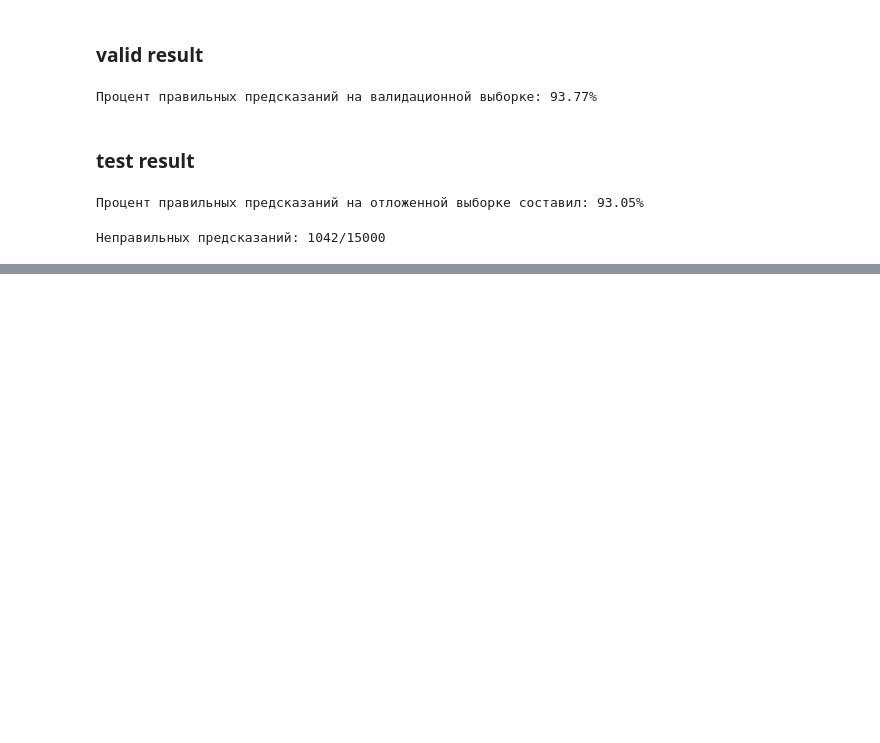
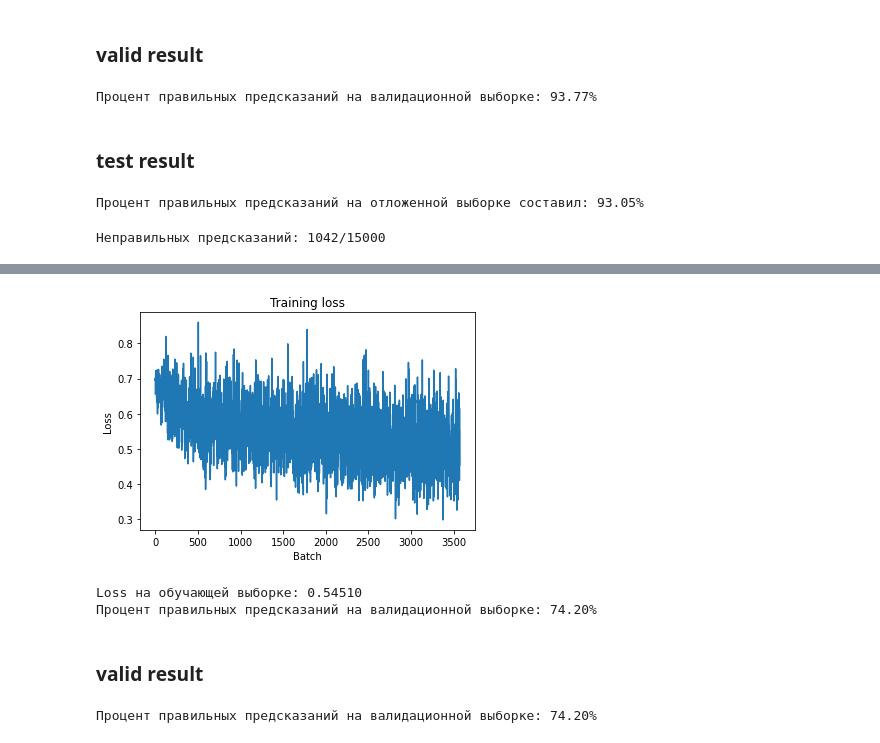
Before and after one commit to VadimAspirin/nlp, a Jupyter notebook: BERT_Fine_Tuning_Sentence_Classification.ipynb, the cells around one changed output, grey strips where cells are left out. Saved outputs shown, nothing was run; the diff lists cells and outputs as text; code cells hidden in the pictures; blank space fills up the shorter version.

Commit message:
BERT_Fine_Tuning_Sentence_Classification.ipynb: added task 2

```diff
--- a/BERT_Fine_Tuning_Sentence_Classification.ipynb
+++ b/BERT_Fine_Tuning_Sentence_Classification.ipynb
@@ -618,0 +639,4 @@ print('Неправильных предсказаний: {0}/{1}'.format(
+# %%
+from sklearn.model_selection import train_test_split
+
+train_sentences, test_sentences, train_gt, test_gt = train_test_split(sentences, labels, test_size=0.3)
@@ -618,0 +701,74 @@ print('Неправильных предсказаний: {0}/{1}'.format(
+# %%
+model = BertForSequenceClassification.from_pretrained("bert-base-uncased", num_labels=2)
+model.cuda()
+# %%
+param_optimizer = list(model.named_parameters())
+no_decay = ['bias', 'gamma', 'beta']
+optimizer_grouped_parameters = [
+    {'params': [p for n, p in param_optimizer if not any(nd in n for nd in no_decay)],
+     'weight_decay_rate': 0.01},
+    {'params': [p for n, p in param_optimizer if any(nd in n for nd in no_decay)],
+     'weight_decay_rate': 0.0}
+]
+
+optimizer = AdamW(optimizer_grouped_parameters, lr=2e-5)
+# %%
+from IPython.display import clear_output
+
+train_loss_set = []
+train_loss = 0
+
+
+model.train()
+for step, batch in enumerate(train_dataloader):
+    batch = tuple(t.to(device) for t in batch)
+    b_input_ids, b_input_mask, b_labels = batch
+
+    optimizer.zero_grad()
+    loss = model(b_input_ids, token_type_ids=None, attention_mask=b_input_mask, labels=b_labels)
+    train_loss_set.append(loss[0].item())
+    loss[0].backward()
+    optimizer.step()
+    train_loss += loss[0].item()
+
+    clear_output(True)
+    plt.plot(train_loss_set)
+    plt.title("Training loss")
+    plt.xlabel("Batch")
+    plt.ylabel("Loss")
+    plt.show()
+print("Loss на обучающей выборке: {0:.5f}".format(train_loss / len(train_dataloader)))
+
+
+model.eval()
+valid_preds, valid_labels = [], []
+for batch in validation_dataloader:
+    batch = tuple(t.to(device) for t in batch)
+
+    b_input_ids, b_input_mask, b_labels = batch
+    with torch.no_grad():
+        logits = model(b_input_ids, token_type_ids=None, attention_mask=b_input_mask)
+
+    logits = logits[0].detach().cpu().numpy()
+    label_ids = b_labels.to('cpu').numpy()
+
+    batch_preds = np.argmax(logits, axis=1)
+    batch_labels = np.concatenate(label_ids)
+    valid_preds.extend(batch_preds)
+    valid_labels.extend(batch_labels)
+
+print("Процент правильных предсказаний на валидационной выборке: {0:.2f}%".format(
+    accuracy_score(valid_labels, valid_preds) * 100
+))
+# %% [output]
+[figure, added]
+Loss на обучающей выборке: 0.54510
+Процент правильных предсказаний на валидационной выборке: 74.20%
+# %% [markdown]
+### valid result
+# %%
+print("Процент правильных предсказаний на валидационной выборке: {0:.2f}%".format(
+    accuracy_score(valid_labels, valid_preds) * 100
+))
+# %% [output]
+Процент правильных предсказаний на валидационной выборке: 74.20%
```
Also changed, not shown: parts of 21 cells of this notebook.
